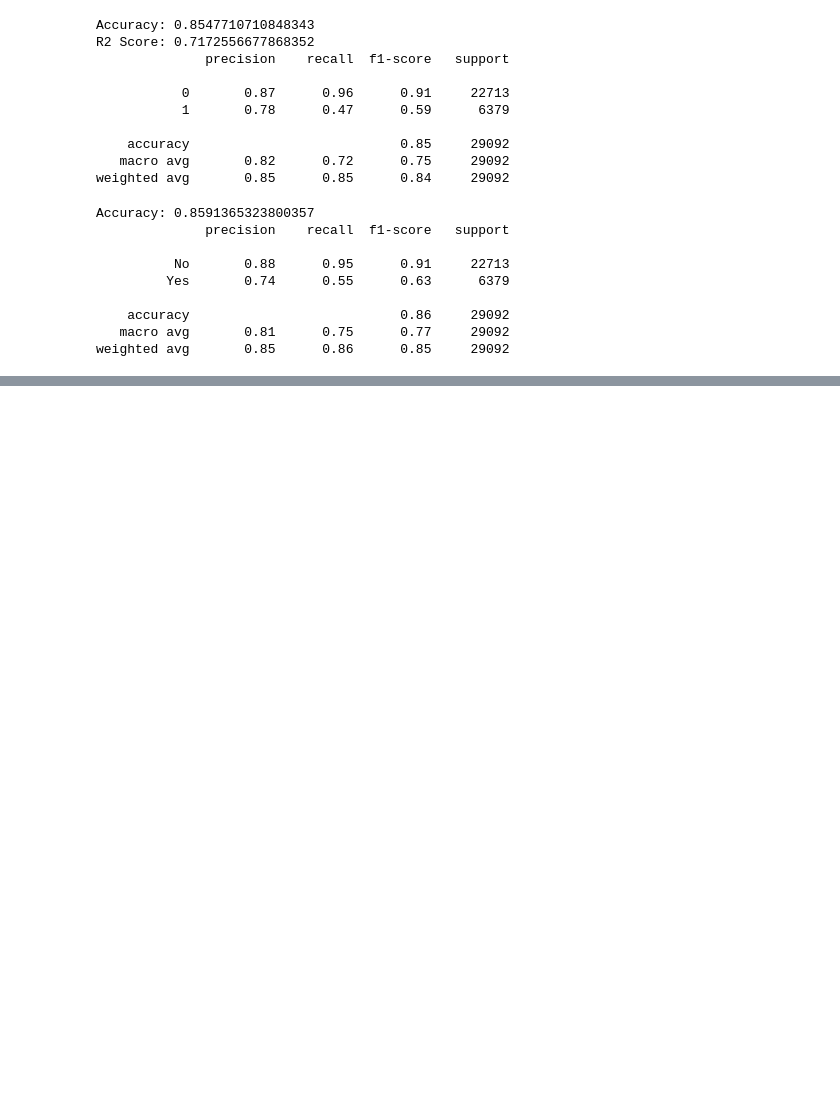
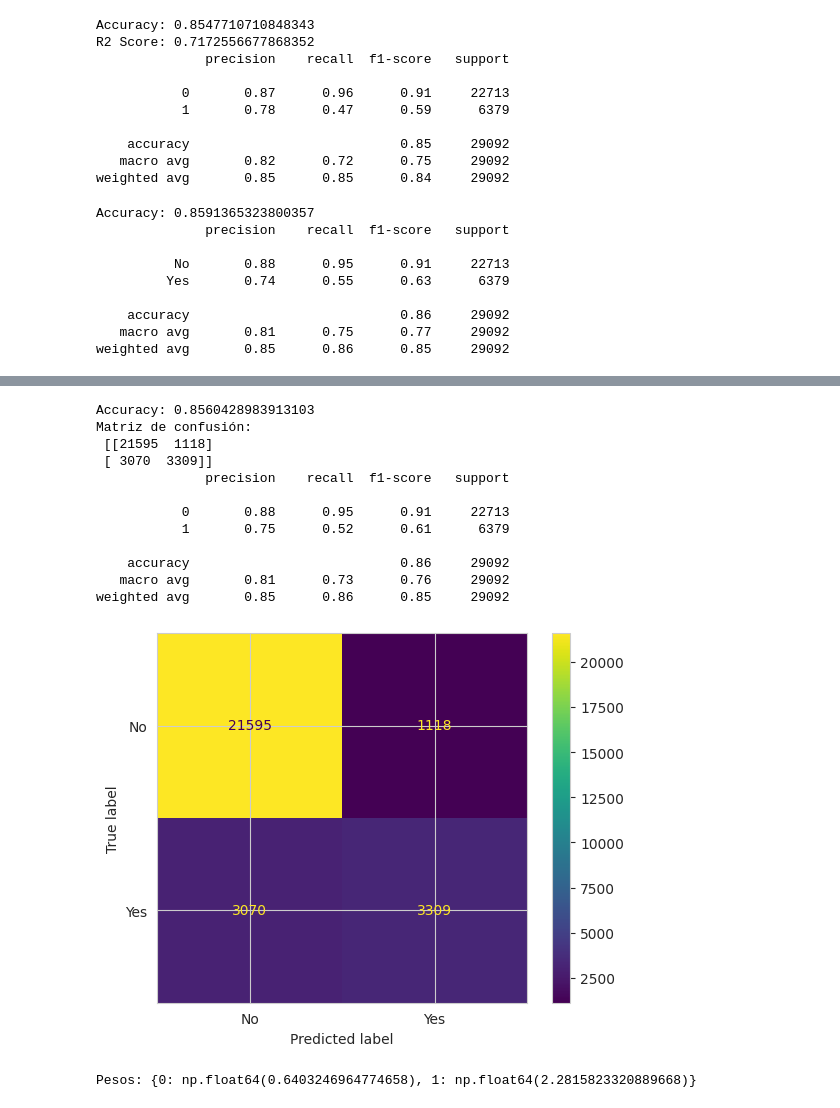
Before and after one commit to Cristiand056/practicas_IA, a Jupyter notebook: weatherAUS_rainfall_prediction.ipynb, the cells around one changed output, grey strips where cells are left out. Saved outputs shown, nothing was run; the diff lists cells and outputs as text; code cells hidden in the pictures; blank space fills up the shorter version.

```diff
--- a/weatherAUS_rainfall_prediction.ipynb
+++ b/weatherAUS_rainfall_prediction.ipynb
@@ -328,0 +354,3 @@ weighted avg       0.86      0.86      0.86     29092
+# %%
+variables_numericas = X_transformed.select_dtypes(include=['float64', 'int64']).columns.tolist()
+print(variables_numericas)
@@ -328,0 +374,26 @@ weighted avg       0.86      0.86      0.86     29092
+# %%
+scaler = StandardScaler()
+
+X_scaler = scaler.fit_transform(X_transformed[variables_numericas])
+
+X_train_clear, X_test_clear, y_train_clear, y_test_clear = train_test_split(X_scaler, y_encoded, test_size=0.2, random_state=200)
+# %%
+from sklearn.metrics import ConfusionMatrixDisplay, confusion_matrix, classification_report
+
+model_keras = keras.Sequential([
+    layers.Dense(16, activation='relu', input_shape=(X_scaler.shape[1],)),
+    layers.Dropout(0.2),
+    layers.Dense(8, activation='relu'),
+    layers.Dense(1, activation='sigmoid')
+])
+
+model_keras.compile(
+    optimizer='adam',
+    loss='binary_crossentropy',
+    metrics=['accuracy', keras.metrics.Recall()]
+)
+
+model_keras.fit(X_train_clear, y_train_clear, epochs=10, batch_size=32, validation_split=0.2)
+
+y_pred = model_keras.predict(X_test_clear)
+y_pred_binary = (y_pred > 0.5).astype(int)
@@ -328,0 +418,21 @@ weighted avg       0.86      0.86      0.86     29092
+# %%
+print("Accuracy:", accuracy_score(y_test_clear, y_pred_binary))
+conf_matriz = confusion_matrix(y_test_clear, y_pred_binary)
+visualizacion = ConfusionMatrixDisplay(confusion_matrix=conf_matriz, display_labels=["No","Yes"])
+visualizacion.plot()
+print("Matriz de confusión:\n", conf_matriz)
+print(classification_report(y_test_clear, y_pred_binary))
+# %% [output]
+Accuracy: 0.8560428983913103
+Matriz de confusión:
+ [[21595  1118]
+ [ 3070  3309]]
+              precision    recall  f1-score   support
+
+           0       0.88      0.95      0.91     22713
+           1       0.75      0.52      0.61      6379
+
+    accuracy                           0.86     29092
+   macro avg       0.81      0.73      0.76     29092
+weighted avg       0.85      0.86      0.85     29092
+[figure, added]
@@ -328,0 +441,11 @@ weighted avg       0.86      0.86      0.86     29092
+# %%
+class_weights = compute_class_weight(
+    class_weight="balanced",
+    classes=np.unique(y_encoded),
+    y=y_encoded
+)
+
+class_weights = dict(enumerate(class_weights))
+print("Pesos:", class_weights)
+# %% [output]
+Pesos: {0: np.float64(0.6403246964774658), 1: np.float64(2.2815823320889668)}
```
Also changed, not shown: parts of 19 cells of this notebook.
